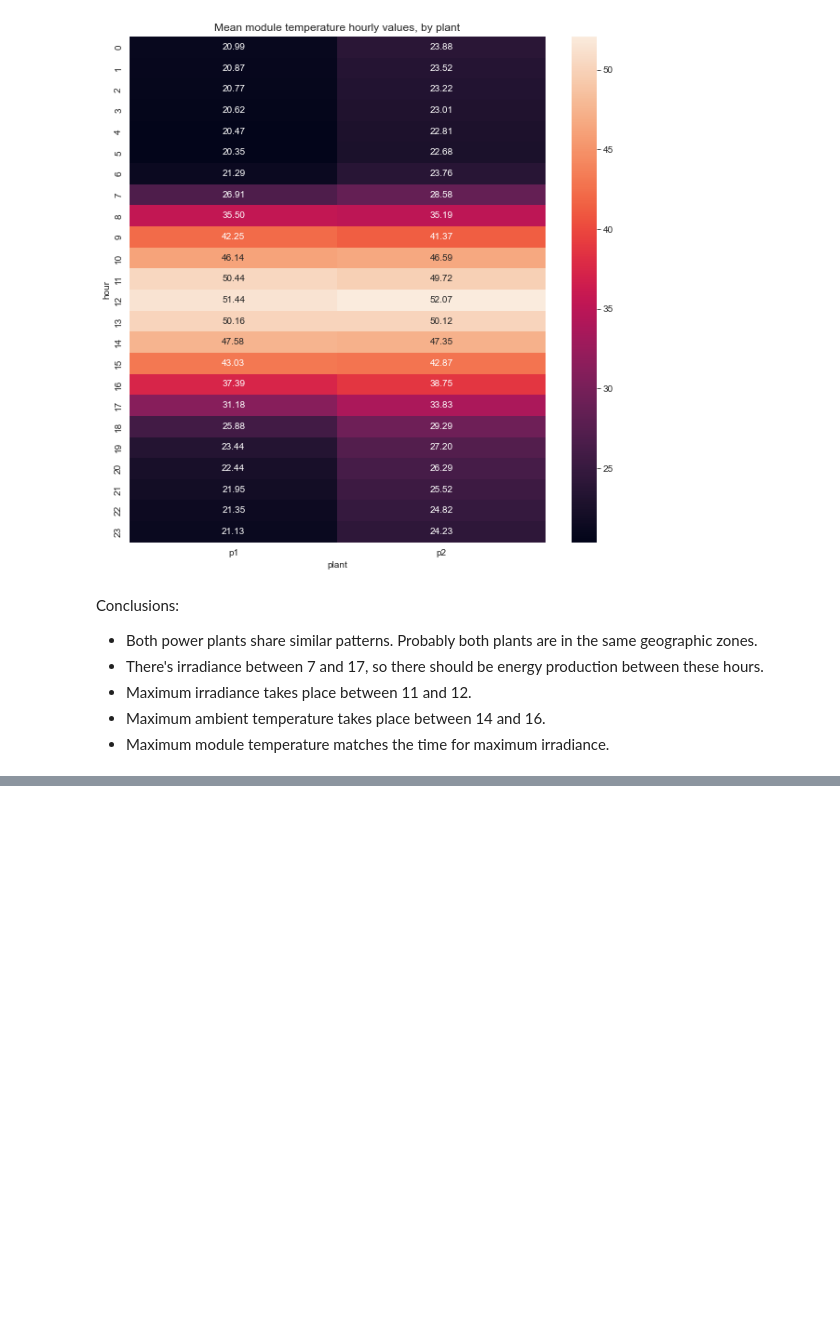
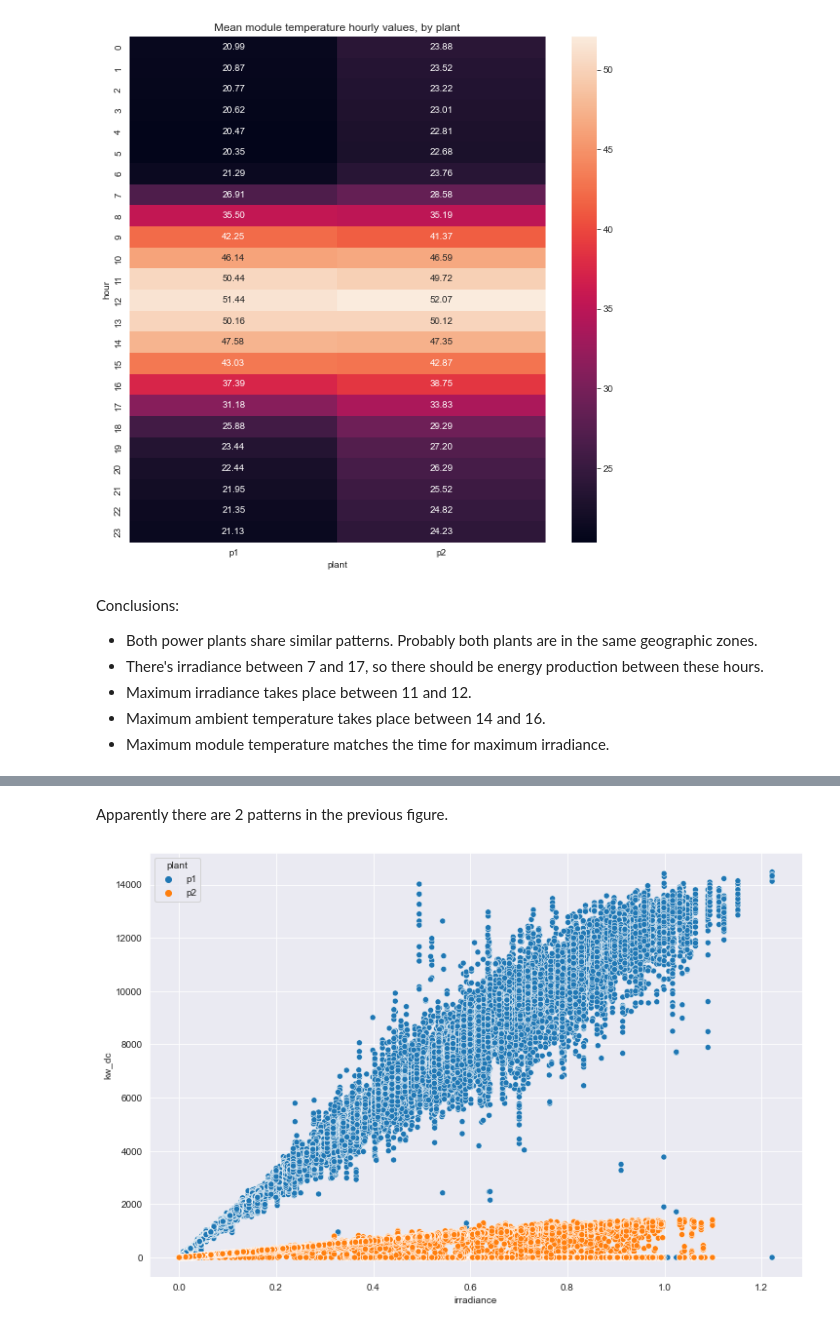
Before and after one commit to luis-cj/data-science-solar-power-plant, a Jupyter notebook: solar_power_plant_part_3.ipynb, the cells around one changed output, grey strips where cells are left out. Drawn from its saved outputs; the diff is of its cells as text; code cells hidden in the pictures; blank space fills up the shorter version.

```diff
--- a/solar_power_plant_part_3.ipynb
+++ b/solar_power_plant_part_3.ipynb
@@ -234,0 +242,7 @@ Conclusions:
+# %% [markdown]
+Apparently there are 2 patterns in the previous figure.
+# %%
+plt.figure(figsize = (12,8))
+sns.scatterplot(data = df, x = df["irradiance"], y = df["kw_dc"], hue="plant");
+# %% [output]
+[figure, added]
```
Also changed, not shown: parts of 5 cells of this notebook.
